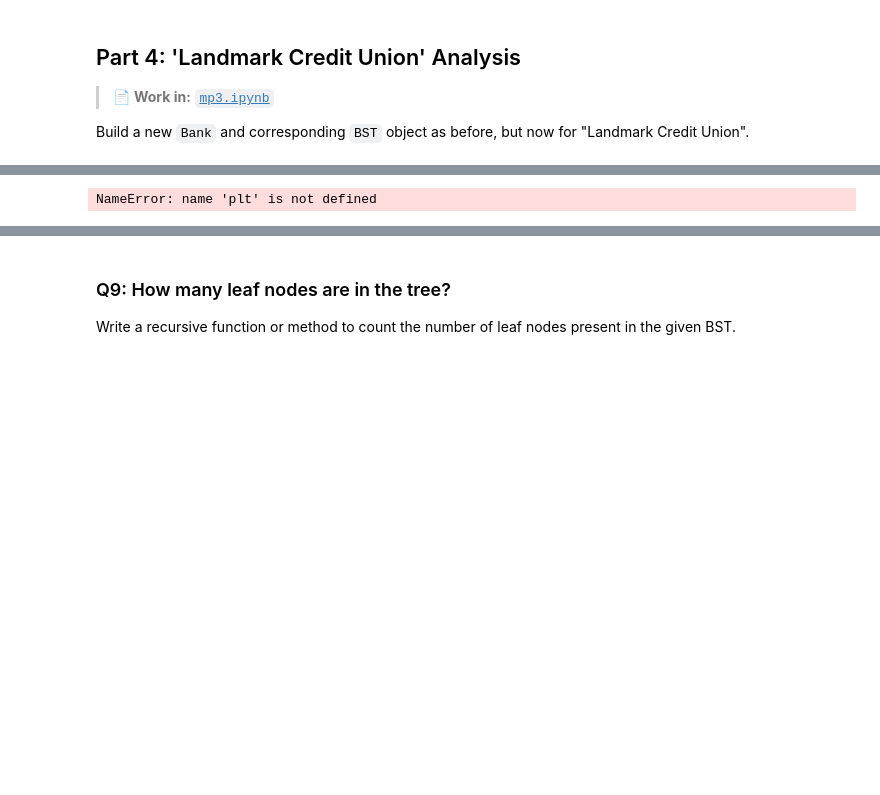
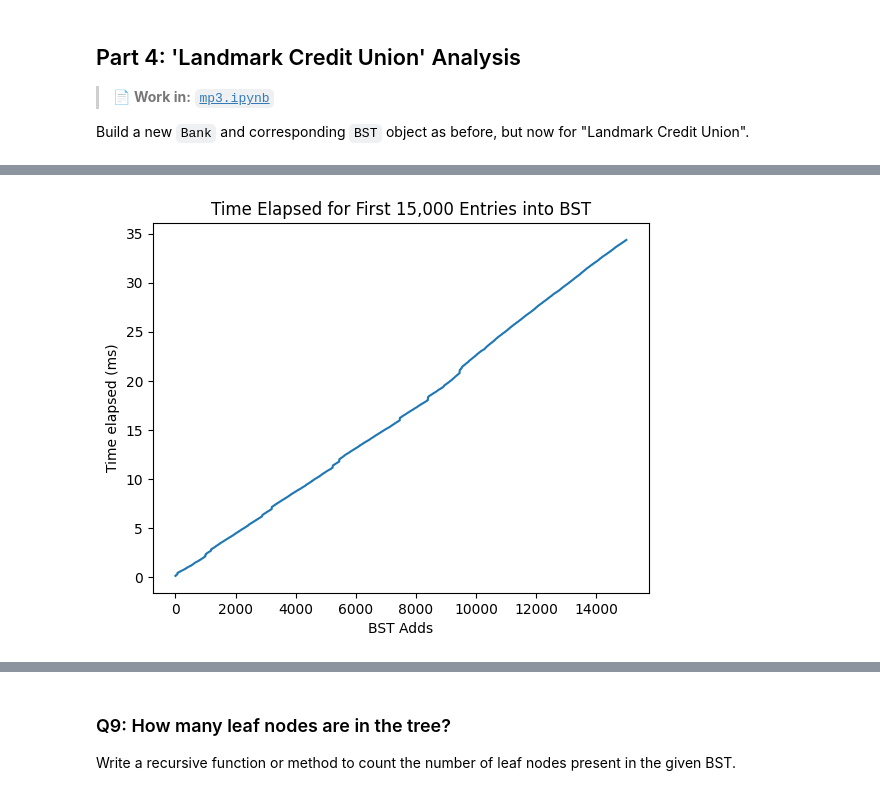
Before and after one commit to AyushPatra2006/MP3, a Jupyter notebook: projects/mp3/mp3.ipynb, the cells around one changed output, grey strips where cells are left out. Cells and saved outputs as stored; diff of their text form; code cells hidden in the pictures; blank space fills up the shorter version.

```diff
--- a/projects/mp3/mp3.ipynb
+++ b/projects/mp3/mp3.ipynb
@@ -329,6 +329,11 @@ lookups as well as some algorithms work to efficiently find desired statistics f
 Build a new `Bank` and corresponding `BST` object as before, but now for "Landmark Credit Union".
 # %%
 # Create Bank object for "Landmark Credit Union"
+lcu = Bank("Landmark Credit Union")
+lcu_tree = BST()
+
+for loan in lcu:
+    lcu_tree.add(loan.interest_rate, loan)
 # %% [markdown]
 ### Q6: How long does it take to add the first 15,000 loans to the tree?
 
@@ -344,20 +349,37 @@ Answer with a plot, where the x-axis is how many loans have been added so far, a
 # %%
 #Q6
 
 # ADD CODE HERE
+import time
+import matplotlib.pyplot as plt
+times = []
+x_vals = []
+start_time = time.time()
+for i, loan in enumerate(lcu, 1):
+    lcu_tree.add(loan.interest_rate, loan)
+    if i <= 15000:
+        elapsed = (time.time() - start_time) *1000
+        times.append(elapsed)
+        x_vals.append(i)
+    else:
+        break
 
 fig, ax = plt.subplots()
 
+
 # PLOT HERE
-
+ax.plot(x_vals, times, label="BST Adds")
+ax.set_title("Time Elapsed for First 15,000 Entries into BST")
+ax.set_xlabel("BST Adds")
+ax.set_ylabel("Time elapsed (ms)")
 # IMPORTANT -- Do not remove --
 with open("Q6.pkl", "wb") as f:
     pickle.dump(fig, f)
 
 plt.show()
 plt.close(fig)
 # %% [output]
-NameError: name 'plt' is not defined
+[figure, added]
 # %% [markdown]
 ### Q7: How fast are tree lookups?
 
```
Also changed, not shown: parts of 2 cells of this notebook, 5 other files.
